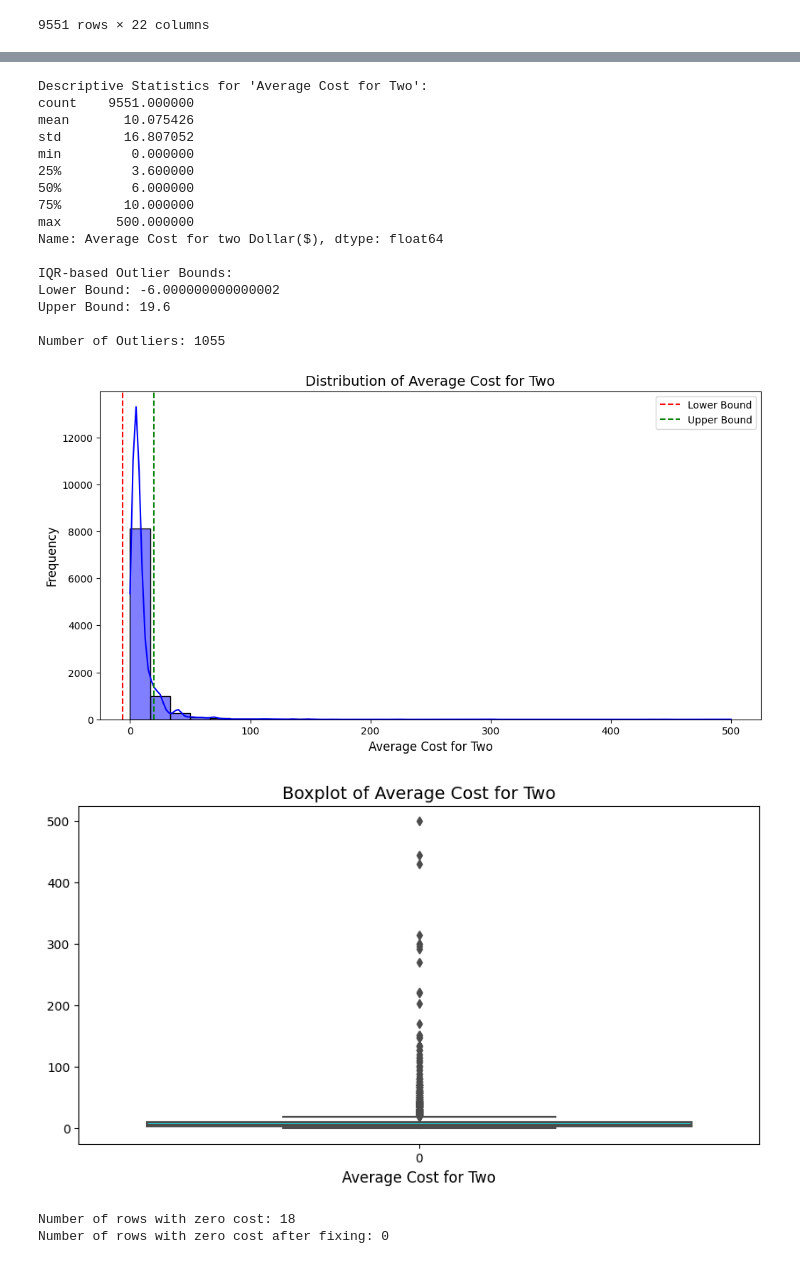
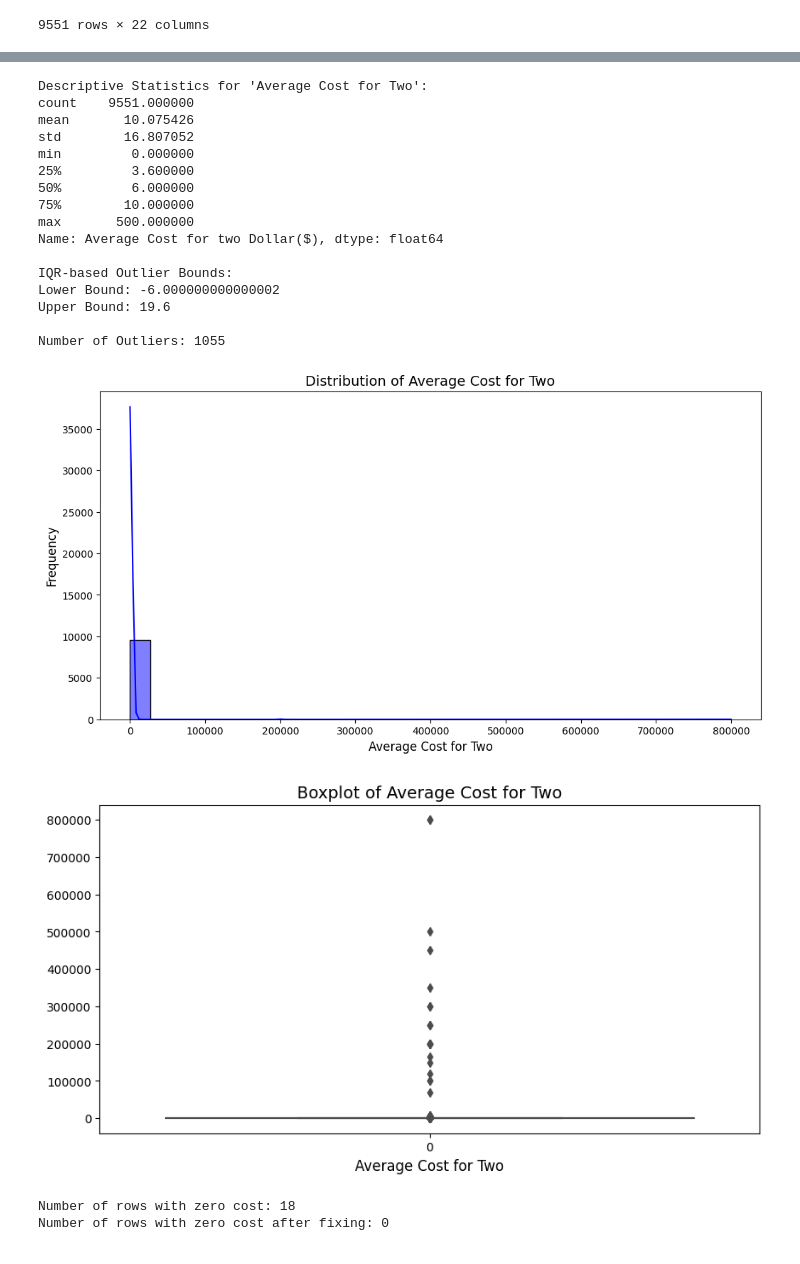
Before and after one commit to abhid-007/Zomato-EDA, a Jupyter notebook: zomato.ipynb, the cells around one changed output, grey strips where cells are left out. Saved outputs shown, nothing was run; the diff lists cells and outputs as text; code cells hidden in the pictures.

```diff
--- a/zomato.ipynb
+++ b/zomato.ipynb
@@ -228,40 +269,37 @@ print(f"\nNumber of Outliers: {outliers.shape[0]}")
 
 # Visualization: Histogram
 plt.figure(figsize=(12, 6))
-sns.histplot(df['Average Cost for two Dollar($)'], kde=True, bins=30, color='blue')
-plt.axvline(lower_bound, color='red', linestyle='--', label='Lower Bound')
-plt.axvline(upper_bound, color='green', linestyle='--', label='Upper Bound')
+sns.histplot(df['Average Cost for two'], kde=True, bins=30, color='blue')
 plt.title('Distribution of Average Cost for Two', fontsize=14)
 plt.xlabel('Average Cost for Two', fontsize=12)
 plt.ylabel('Frequency', fontsize=12)
-plt.legend()
 plt.show()
 
 # Visualization: Boxplot
 plt.figure(figsize=(10, 5))
-sns.boxplot(df['Average Cost for two Dollar($)'], color='cyan')
+sns.boxplot(df['Average Cost for two'], color='cyan')
 plt.title('Boxplot of Average Cost for Two', fontsize=14)
 plt.xlabel('Average Cost for Two', fontsize=12)
 plt.show()
 # %% [output]
 Descriptive Statistics for 'Average Cost for Two':
 count    9551.000000
 mean       10.075426
 std        16.807052
 min         0.000000
 25%         3.600000
 50%         6.000000
 75%        10.000000
 max       500.000000
 Name: Average Cost for two Dollar($), dtype: float64
 
 IQR-based Outlier Bounds:
 Lower Bound: -6.000000000000002
 Upper Bound: 19.6
 
 Number of Outliers: 1055
-[figure, old version]
+[figure, new version]
-[figure, old version]
+[figure, new version]
 # %%
 # Identify rows where 'Average Cost for two Dollar($)' is zero
 zero_cost_rows = df[df['Average Cost for two Dollar($)'] == 0]
```
Also changed, not shown: parts of 19 cells of this notebook.
